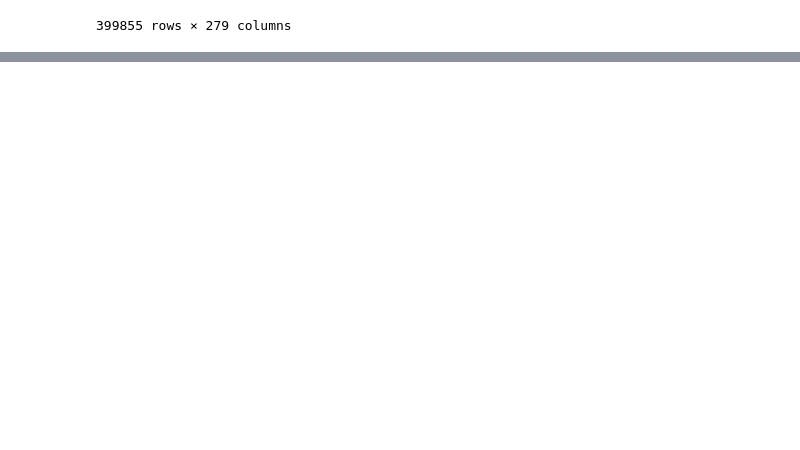
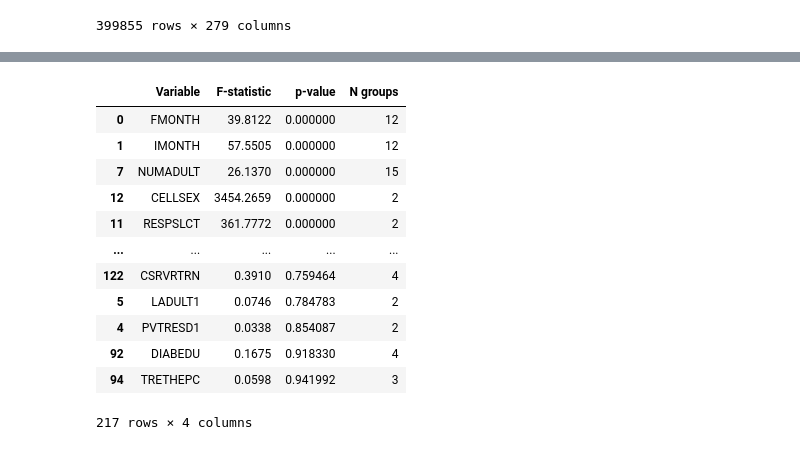
Before and after one commit to AdamWavv/DataMining, a Jupyter notebook: project/main.ipynb, the cells around one changed output, grey strips where cells are left out. Cells and saved outputs as stored; diff of their text form; code cells hidden in the pictures; blank space fills up the shorter version.

Commit message:
Add ANOVA

```diff
--- a/project/main.ipynb
+++ b/project/main.ipynb
@@ -210,0 +309,48 @@ df
+# %%
+from scipy.stats import f_oneway
+
+# Upewnij się, że brakujące wartości są poprawnie ustawione
+df['MENTHLTH'] = df['MENTHLTH'].replace({77: pd.NA, 99: pd.NA})
+
+# Lista zmiennych kandydujących: niskie zróżnicowanie → kategoryczne
+exclude_cols = ['MENTHLTH']
+categorical_cols = [
+    col for col in df.columns
+    if col not in exclude_cols and df[col].nunique(dropna=True) <= 15
+]
+
+# Wyniki ANOVA
+anova_results = []
+
+for col in categorical_cols:
+    try:
+        data = df[[col, 'MENTHLTH']].dropna()
+        groups = [grp['MENTHLTH'] for _, grp in data.groupby(col)]
+        if len(groups) > 1:
+            f_stat, p_val = f_oneway(*groups)
+            anova_results.append({
+                'Variable': col,
+                'F-statistic': round(f_stat, 4),
+                'p-value': round(p_val, 6),
+                'N groups': len(groups)
+            })
+    except Exception as e:
+        continue  # Pomija zmienne, które powodują błąd (np. same NaN)
+
+# Posortuj wyniki po istotności
+anova_df = pd.DataFrame(anova_results).sort_values(by='p-value')
+anova_df
+# %% [output]
+|  | Variable | F-statistic | p-value | N groups |
+| 0 | FMONTH | 39.8122 | 0.000000 | 12 |
+| 1 | IMONTH | 57.5505 | 0.000000 | 12 |
+| 7 | NUMADULT | 26.1370 | 0.000000 | 15 |
+| 12 | CELLSEX | 3454.2659 | 0.000000 | 2 |
+| 11 | RESPSLCT | 361.7772 | 0.000000 | 2 |
+| ... | ... | ... | ... | ... |
+| 122 | CSRVRTRN | 0.3910 | 0.759464 | 4 |
+| 5 | LADULT1 | 0.0746 | 0.784783 | 2 |
+| 4 | PVTRESD1 | 0.0338 | 0.854087 | 2 |
+| 92 | DIABEDU | 0.1675 | 0.918330 | 4 |
+| 94 | TRETHEPC | 0.0598 | 0.941992 | 3 |
+217 rows × 4 columns
```
Also changed, not shown: parts of 6 cells of this notebook.
